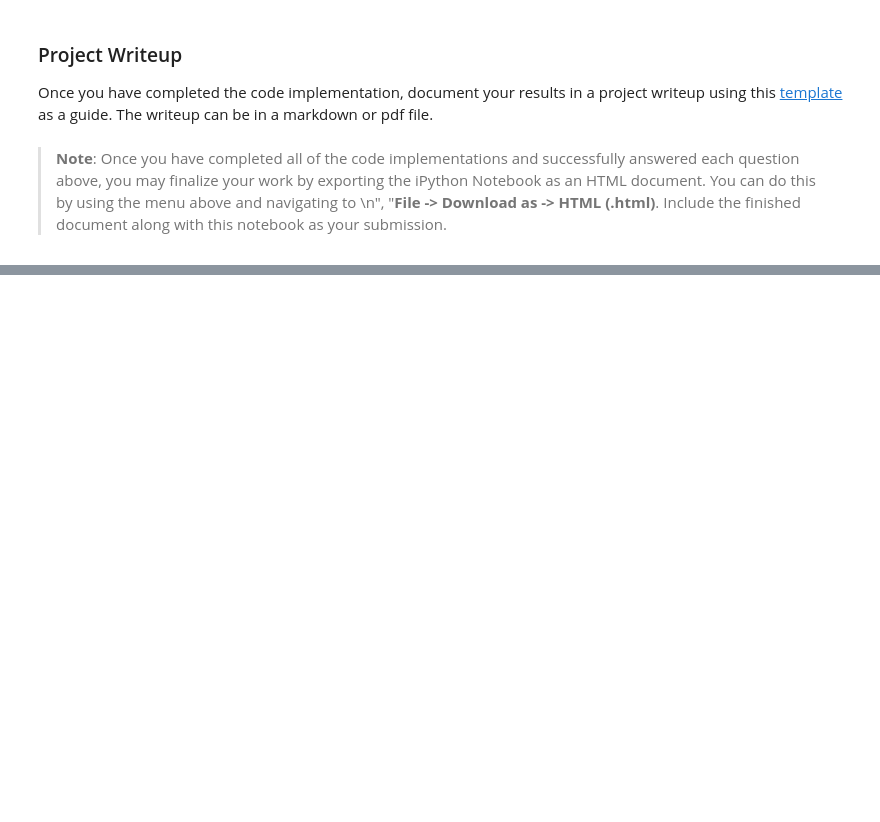
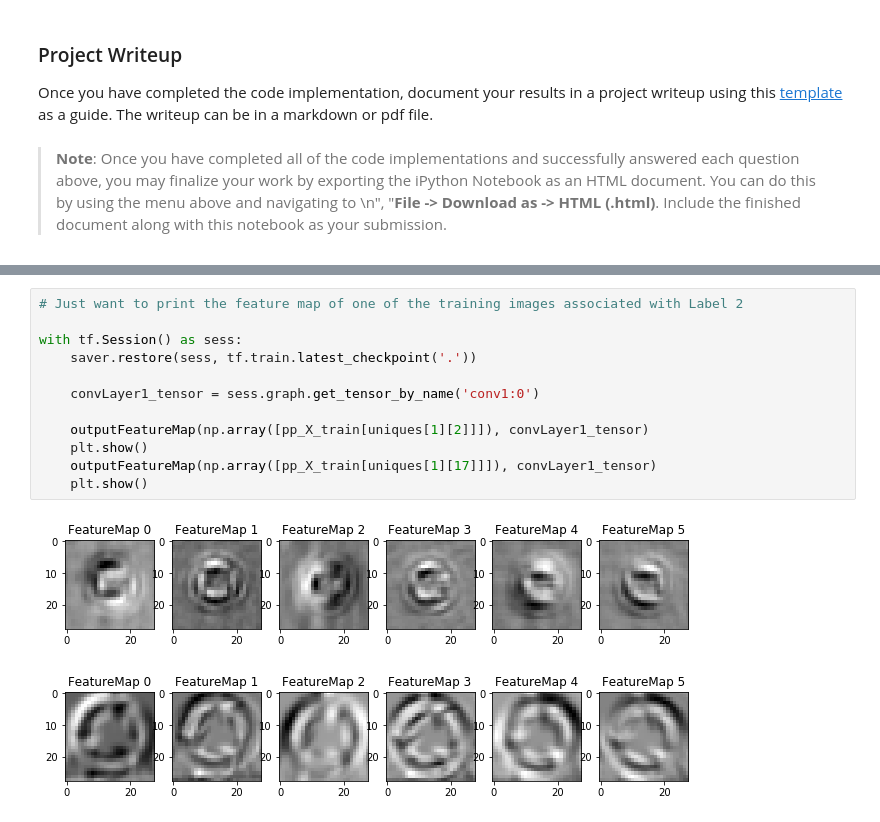
Before and after one commit to vburca/SDC-ND, a Jupyter notebook: projects/p2-traffic_sign_classifier/Traffic_Sign_Classifier.ipynb, the cells around one changed output, grey strips where cells are left out. Cells and saved outputs as stored; diff of their text form; blank space fills up the shorter version.

```diff
--- a/projects/p2-traffic_sign_classifier/Traffic_Sign_Classifier.ipynb
+++ b/projects/p2-traffic_sign_classifier/Traffic_Sign_Classifier.ipynb
@@ -757,0 +761,15 @@ Caused by op 'Placeholder_12', defined at:
+# %%
+# Just want to print the feature map of one of the training images associated with Label 2
+
+with tf.Session() as sess:
+    saver.restore(sess, tf.train.latest_checkpoint('.'))
+
+    convLayer1_tensor = sess.graph.get_tensor_by_name('conv1:0')
+
+    outputFeatureMap(np.array([pp_X_train[uniques[1][2]]]), convLayer1_tensor)
+    plt.show()
+    outputFeatureMap(np.array([pp_X_train[uniques[1][17]]]), convLayer1_tensor)
+    plt.show()
+# %% [output]
+[figure, added]
+[figure, added]
```
Also changed, not shown: parts of 8 cells of this notebook, 9 other files.
